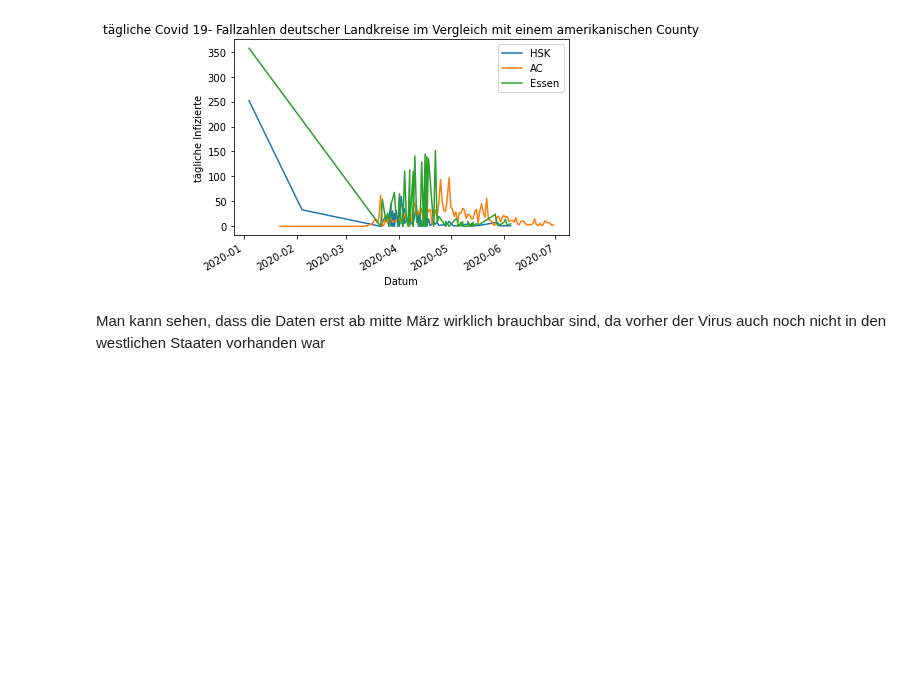
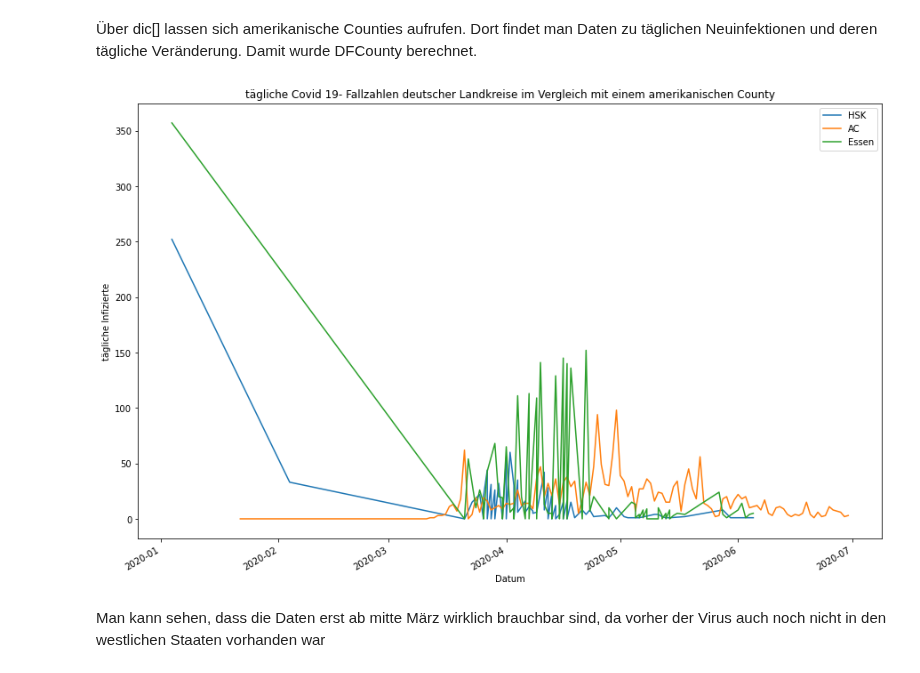
Before and after one commit to Jubo30/Data-Science-Project, a Jupyter notebook: Data_Science_Analyse.ipynb, the cells around one changed output. Cells and saved outputs as stored; diff of their text form; code cells hidden in the pictures; blank space fills up the shorter version.

```diff
--- a/Data_Science_Analyse.ipynb
+++ b/Data_Science_Analyse.ipynb
@@ -12,15 +80,17 @@ import matplotlib.pyplot as plt
+# %% [markdown]
+Über dic[] lassen sich amerikanische Counties aufrufen. Dort findet man Daten zu täglichen Neuinfektionen und deren tägliche Veränderung. Damit wurde DFCounty berechnet.
 # %%
-ax = plt.gca()
+f, ax = plt.subplots(1, 1, figsize = (15, 10))
 d['Hochsauerlandkreis'].plot(kind='line', x = 'publication_datetime', y= 'dailycases', ax=ax, label="HSK")
 dic['Albany County'].plot(kind='line', x = 'date', y= 'dailycases', ax=ax, label="AC")
 d['Essen'].plot(kind='line', x = 'publication_datetime', y= 'dailycases', ax=ax, label="Essen")
 ax.set_title('tägliche Covid 19- Fallzahlen deutscher Landkreise im Vergleich mit einem amerikanischen County')
 ax.set_xlabel('Datum')
 ax.set_ylabel('tägliche Infizierte')
 
 plt.show()
 # %% [output]
-[figure, old version]
+[figure, new version]
 # %% [markdown]
 Man kann sehen, dass die Daten erst ab mitte März wirklich brauchbar sind, da vorher der Virus auch noch nicht in den westlichen Staaten vorhanden war
 # %%
```
Also changed, not shown: parts of 35 cells of this notebook, 1 other file.
